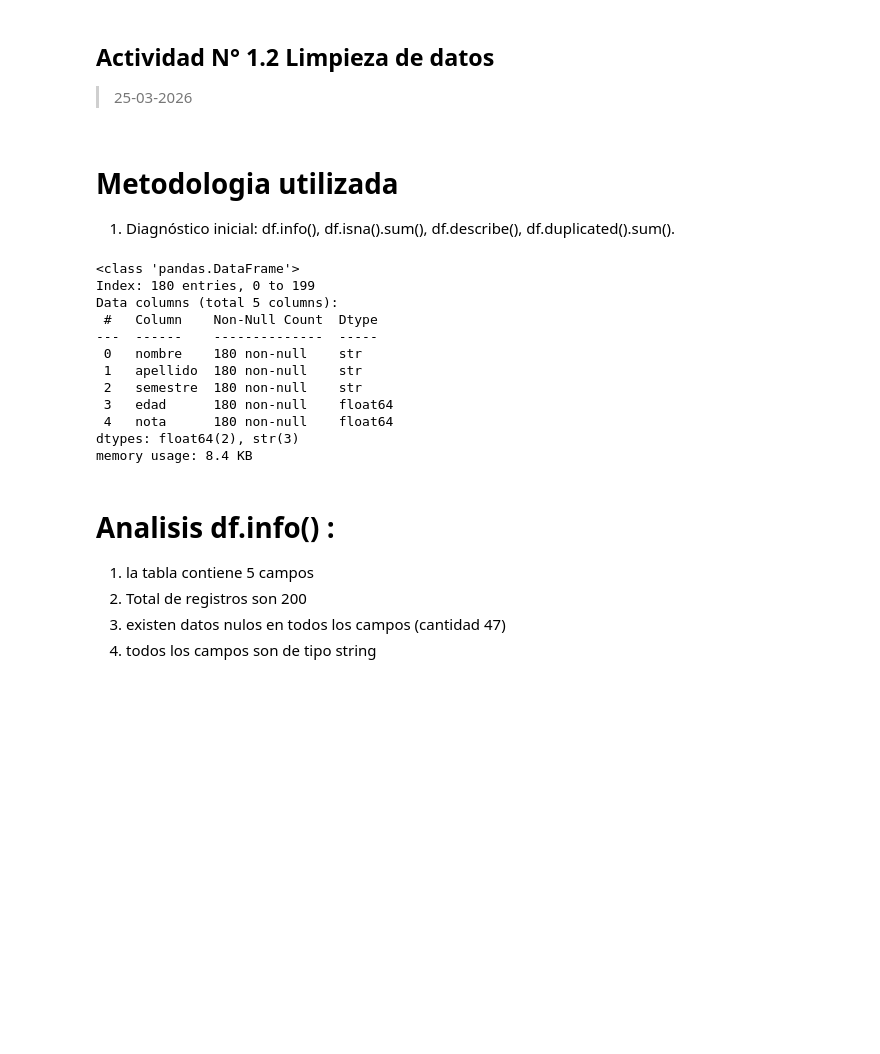
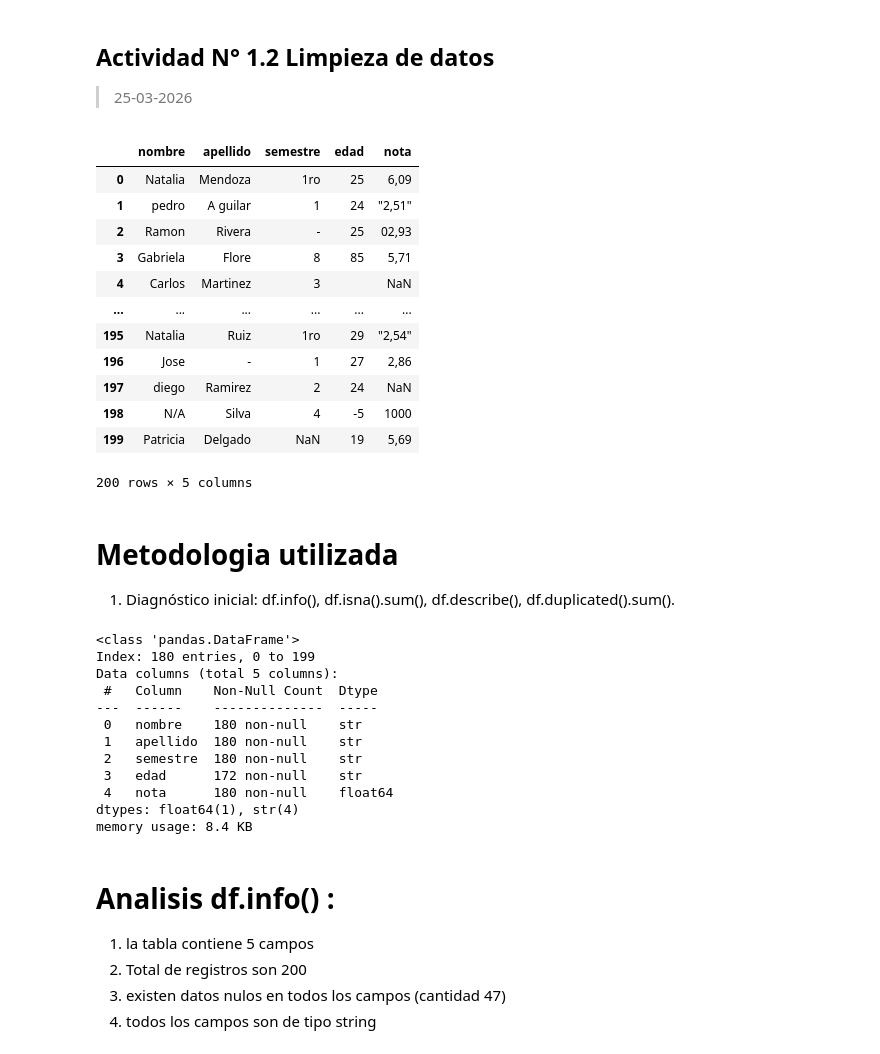
Before and after one commit to profesor-oscarito/ciencia-de-datos, a Jupyter notebook: streaming_data/Actividad-1-2-casa.ipynb, the cells around one changed output. Saved outputs shown, nothing was run; the diff lists cells and outputs as text; code cells hidden in the pictures; blank space fills up the shorter version.

```diff
--- a/streaming_data/Actividad-1-2-casa.ipynb
+++ b/streaming_data/Actividad-1-2-casa.ipynb
@@ -4,10 +4,24 @@
 # %%
 # Prompt_celda_01: Cargar el archivo Notas_de_estudiantes.csv en un dataframe
 
 import pandas as pd
 
-df = pd.read_csv('../edads_de_estudiantes.csv')
+df = pd.read_csv('../Notas_de_estudiantes.csv')
 df
+# %% [output]
+|  | nombre | apellido | semestre | edad | nota |
+| 0 | Natalia | Mendoza | 1ro | 25 | 6,09 |
+| 1 | pedro | A guilar | 1 | 24 | "2,51" |
+| 2 | Ramon | Rivera | - | 25 | 02,93 |
+| 3 | Gabriela | Flore | 8 | 85 | 5,71 |
+| 4 | Carlos | Martinez | 3 |  | NaN |
+| ... | ... | ... | ... | ... | ... |
+| 195 | Natalia | Ruiz | 1ro | 29 | "2,54" |
+| 196 | Jose | - | 1 | 27 | 2,86 |
+| 197 | diego | Ramirez | 2 | 24 | NaN |
+| 198 | N/A | Silva | 4 | -5 | 1000 |
+| 199 | Patricia | Delgado | NaN | 19 | 5,69 |
+200 rows × 5 columns
 # %% [markdown]
 # Metodologia utilizada
 1.	Diagnóstico inicial: df.info(), df.isna().sum(), df.describe(), df.duplicated().sum().
@@ -24,9 +38,9 @@ Data columns (total 5 columns):
  0   nombre    180 non-null    str
  1   apellido  180 non-null    str
  2   semestre  180 non-null    str
- 3   edad      180 non-null    float64
+ 3   edad      172 non-null    str
  4   nota      180 non-null    float64
-dtypes: float64(2), str(3)
+dtypes: float64(1), str(4)
 memory usage: 8.4 KB
 # %% [markdown]
 # Analisis df.info() :
```
Also changed, not shown: parts of 17 cells of this notebook, 32 other files.
